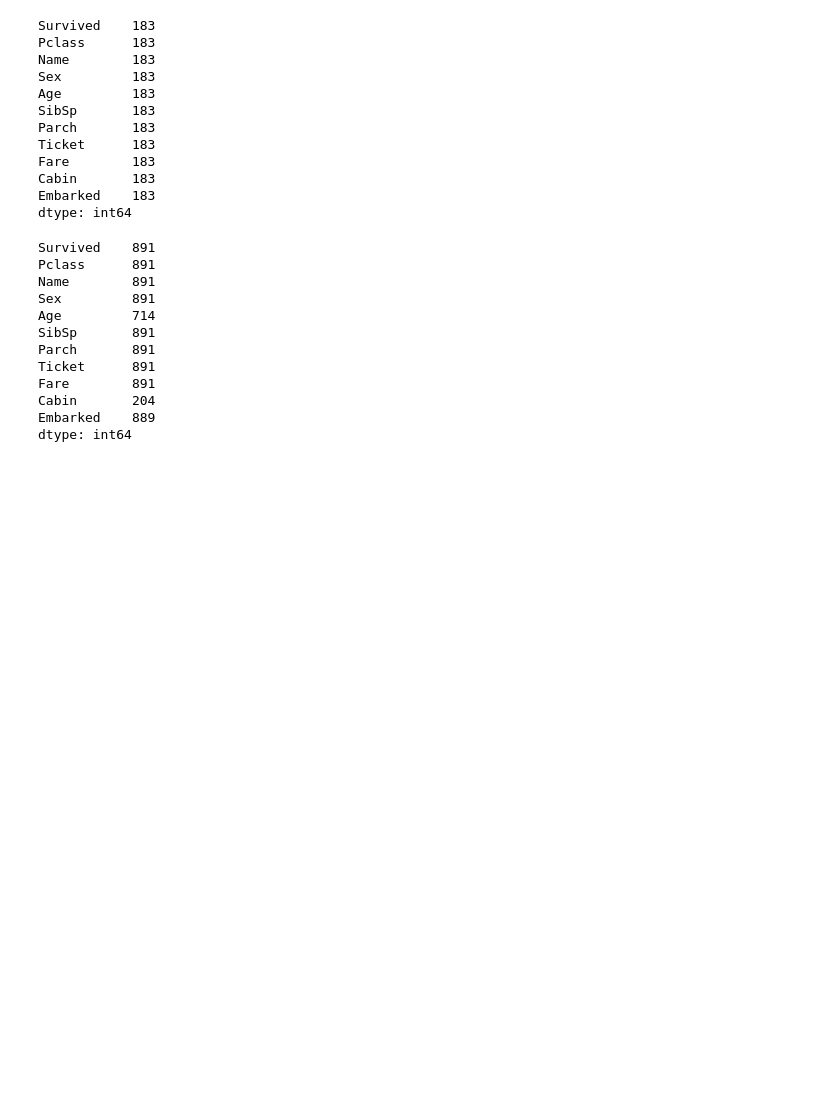
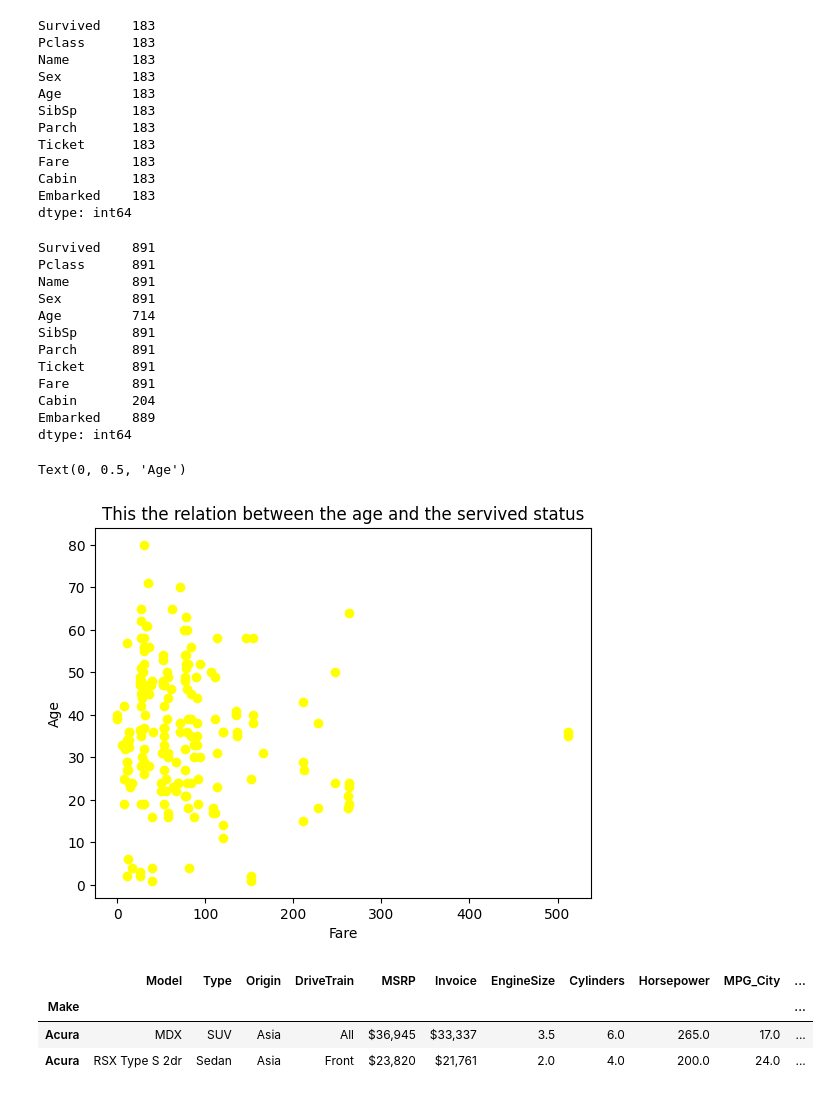
Before and after one commit to HasibullahAman/Data_Visulaization, a Jupyter notebook: Data_Visualization/Data_Visulization.ipynb, the cells around one changed output. Cells and saved outputs as stored; diff of their text form; code cells hidden in the pictures; blank space fills up the shorter version.

```diff
--- a/Data_Visualization/Data_Visulization.ipynb
+++ b/Data_Visualization/Data_Visulization.ipynb
@@ -76,3 +76,11 @@ Fare        891
 Cabin       204
 Embarked    889
 dtype: int64
+# %%
+plt.scatter(tot['Fare'],tot['Age'],color='yellow')
+plt.title("This the relation between the age and the servived status")
+plt.xlabel("Fare")
+plt.ylabel("Age")
+# %% [output]
+Text(0, 0.5, 'Age')
+[figure, added]
@@ -80,0 +91,7 @@ tot.
+# %%
+tot.head(2)
+# %% [output]
+|  | Model | Type | Origin | DriveTrain | MSRP | Invoice | EngineSize | Cylinders | Horsepower | MPG_City | ... |
+| Make |  |  |  |  |  |  |  |  |  |  | ... |
+| Acura | MDX | SUV | Asia | All | $36,945 | $33,337 | 3.5 | 6.0 | 265.0 | 17.0 | ... |
+| Acura | RSX Type S 2dr | Sedan | Asia | Front | $23,820 | $21,761 | 2.0 | 4.0 | 200.0 | 24.0 | ... |
```
Also changed, not shown: parts of 2 cells of this notebook.
